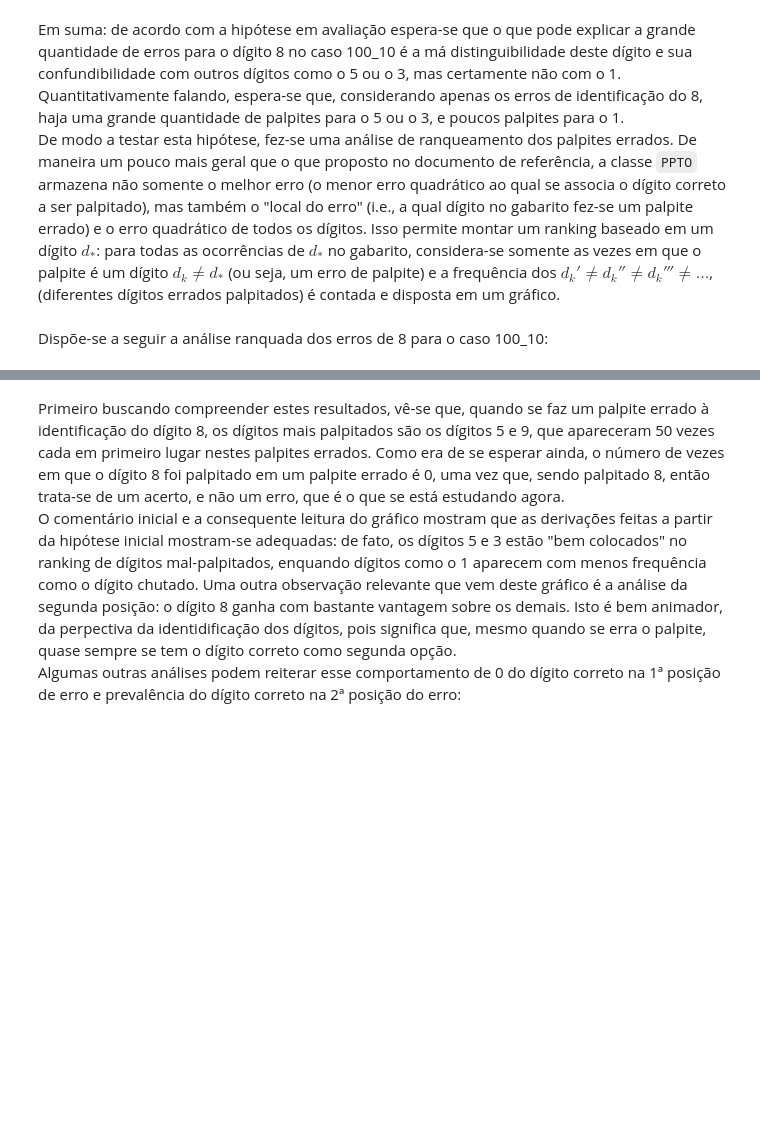
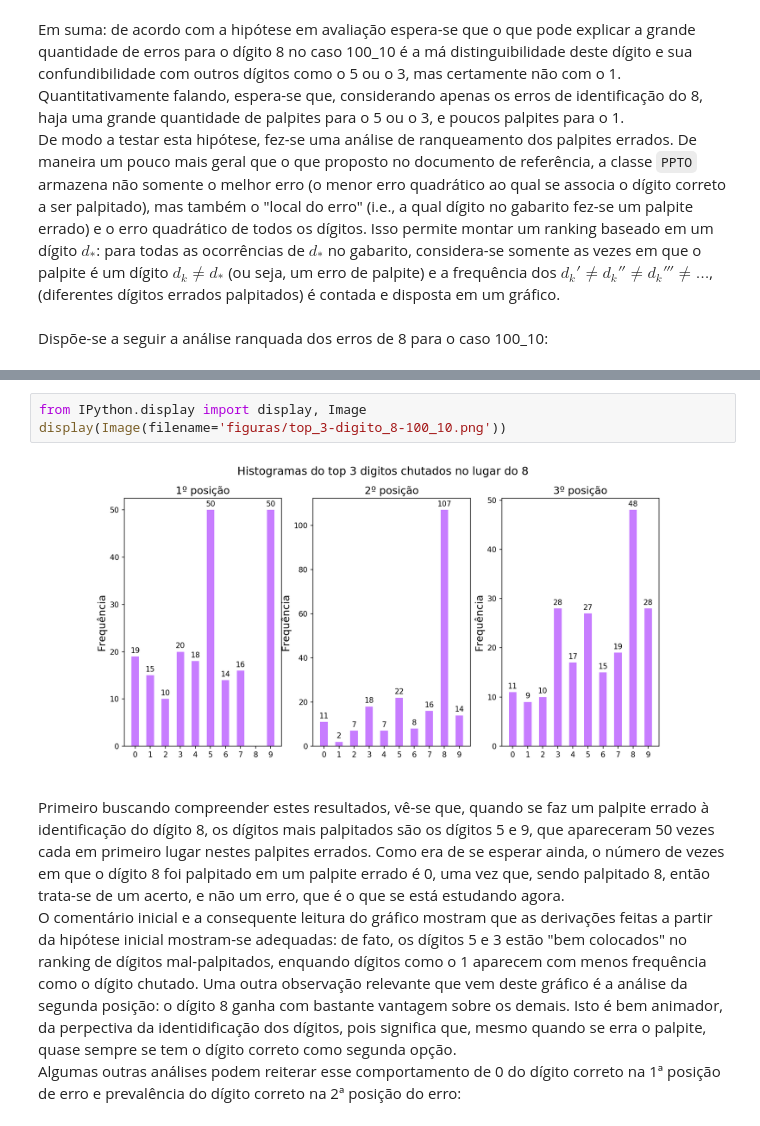
Before and after one commit to fredgrub/ep-digitos, a Jupyter notebook: EP - dígitos.ipynb, the cells around one changed output, grey strips where cells are left out. Saved outputs shown, nothing was run; the diff lists cells and outputs as text; blank space fills up the shorter version.

```diff
--- a/EP - dígitos.ipynb
+++ b/EP - dígitos.ipynb
@@ -685,3 +665,8 @@ Dispõe-se a seguir a análise ranquada dos erros de 8 para o caso 100_10:
+# %%
+from IPython.display import display, Image
+display(Image(filename='figuras/top_3-digito_8-100_10.png'))
+# %% [output]
+[figure, added]
 # %% [markdown]
 Primeiro buscando compreender estes resultados, vê-se que, quando se faz um palpite errado à identificação do dígito 8, os dígitos mais palpitados são os dígitos 5 e 9, que apareceram 50 vezes cada em primeiro lugar nestes palpites errados. Como era de se esperar ainda, o número de vezes em que o dígito 8 foi palpitado em um palpite errado é 0, uma vez que, sendo palpitado 8, então trata-se de um acerto, e não um erro, que é o que se está estudando agora.<br>
 O comentário inicial e a consequente leitura do gráfico mostram que as derivações feitas a partir da hipótese inicial mostram-se adequadas: de fato, os dígitos 5 e 3 estão "bem colocados" no ranking de dígitos mal-palpitados, enquando dígitos como o 1 aparecem com menos frequência como o dígito chutado. Uma outra observação relevante que vem deste gráfico é a análise da segunda posição: o dígito 8 ganha com bastante vantagem sobre os demais. Isto é bem animador, da perpectiva da identidificação dos dígitos, pois significa que, mesmo quando se erra o palpite, quase sempre se tem o dígito correto como segunda opção.<br>
```
Also changed, not shown: parts of 14 cells of this notebook, 5 other files.
